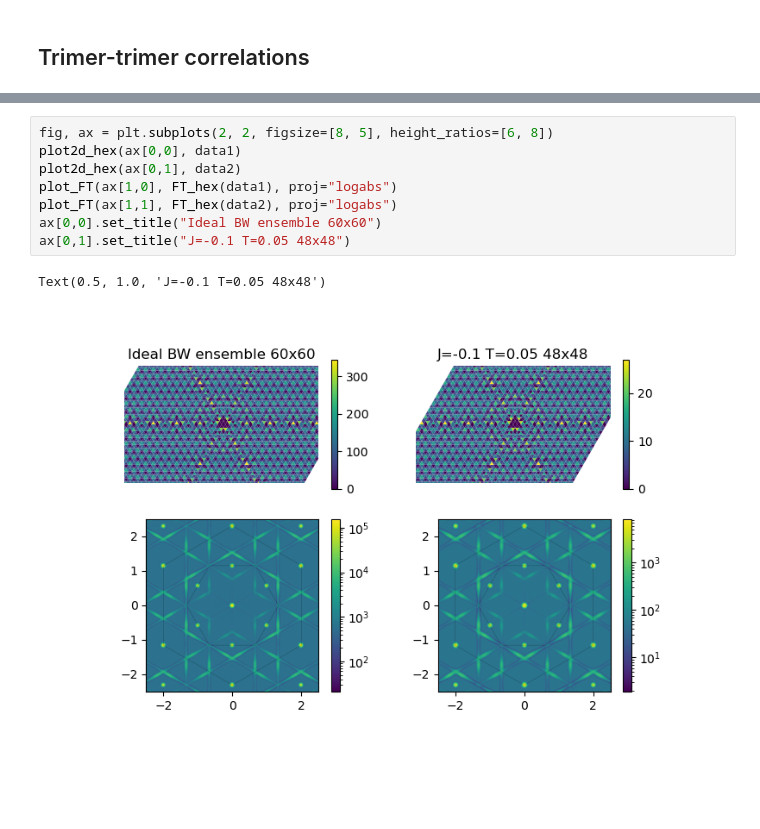
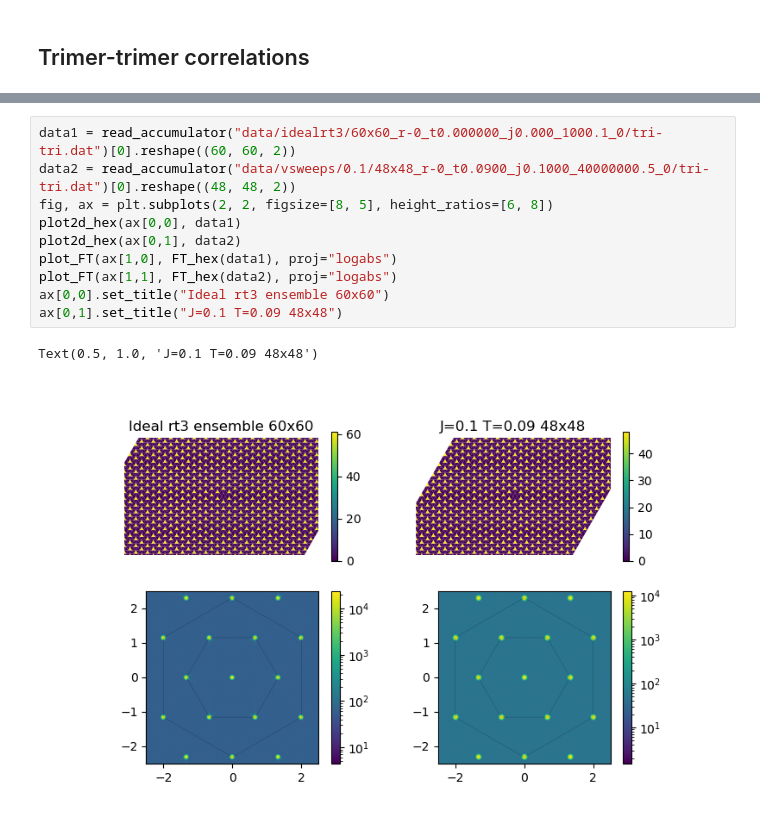
Before and after one commit to KimGroup/trimer-tbg, a Jupyter notebook: mc/pocket-2.ipynb, the cells around one changed output, grey strips where cells are left out. Drawn from its saved outputs; the diff is of its cells as text; blank space fills up the shorter version.

```diff
--- a/mc/pocket-2.ipynb
+++ b/mc/pocket-2.ipynb
@@ -23,11 +315,13 @@ data2 = read_accumulator("data/vsweeps/-0.1/48x48_r-0_t0.0200_j-0.1000_40000000.
 # %%
+data1 = read_accumulator("data/idealrt3/60x60_r-0_t0.000000_j0.000_1000.1_0/tri-tri.dat")[0].reshape((60, 60, 2))
+data2 = read_accumulator("data/vsweeps/0.1/48x48_r-0_t0.0900_j0.1000_40000000.5_0/tri-tri.dat")[0].reshape((48, 48, 2))
 fig, ax = plt.subplots(2, 2, figsize=[8, 5], height_ratios=[6, 8])
 plot2d_hex(ax[0,0], data1)
 plot2d_hex(ax[0,1], data2)
 plot_FT(ax[1,0], FT_hex(data1), proj="logabs")
 plot_FT(ax[1,1], FT_hex(data2), proj="logabs")
-ax[0,0].set_title("Ideal BW ensemble 60x60")
-ax[0,1].set_title("J=-0.1 T=0.05 48x48")
+ax[0,0].set_title("Ideal rt3 ensemble 60x60")
+ax[0,1].set_title("J=0.1 T=0.09 48x48")
 # %% [output]
-Text(0.5, 1.0, 'J=-0.1 T=0.05 48x48')
+Text(0.5, 1.0, 'J=0.1 T=0.09 48x48')
-[figure, old version]
+[figure, new version]
```
Also changed, not shown: parts of 31 cells of this notebook, 3 other files.
